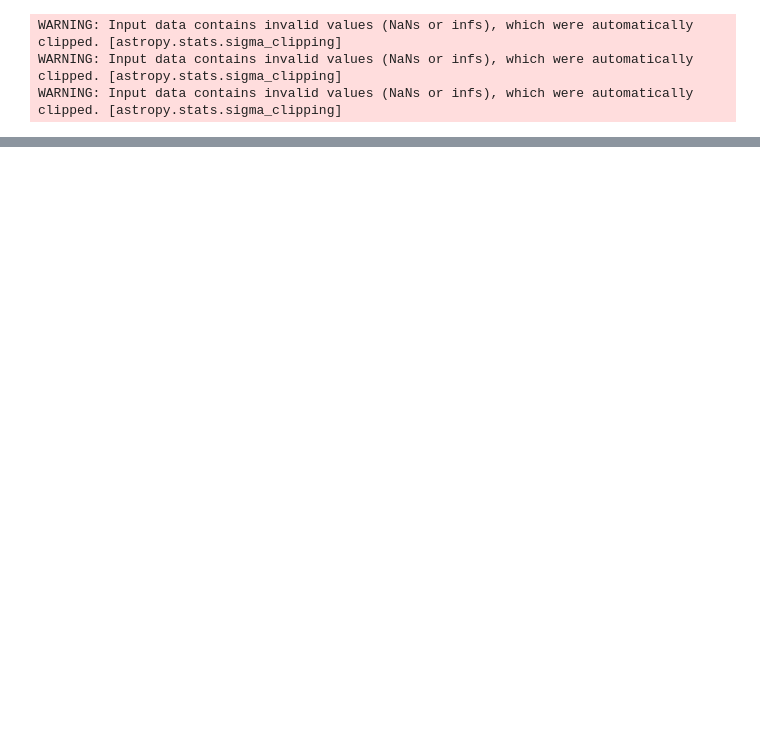
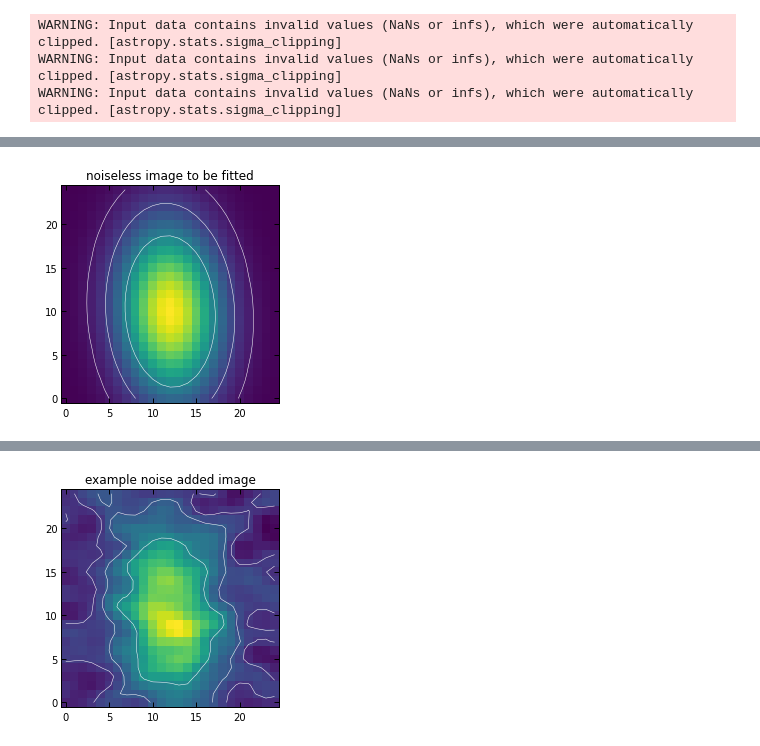
Before and after one commit to takafumi291/ESSENCE, a Jupyter notebook: Tutorial.ipynb, the cells around one changed output, grey strips where cells are left out. Drawn from its saved outputs; the diff is of its cells as text; code cells hidden in the pictures; blank space fills up the shorter version.

```diff
--- a/Tutorial.ipynb
+++ b/Tutorial.ipynb
@@ -288,0 +304,22 @@ peak do not coicide with the image center
+# %%
+# lets consider gaussian fitting
+from astropy.modeling import models, fitting
+def Gauss2d(nx, ny, L, centx, centy, sigma_x, sigma_y, rot=0):
+    """
+    2d Gaussian with total luminosity (total of pixel values) of L,
+                     standard deviation of sigma_maj, sigma_min (pix)
+                     position angle of rot (deg), defined as counter clock wise north to major axis
+    the image size is nx times ny.
+    """
+    if np.tan(np.radians(rot)) == 0:
+        dirfac=1
+    else:
+        dirfac=np.sign(np.tan(np.radians(rot)))
+    x,y=np.indices((int(nx),int(ny)),dtype='float')
+    x -=centx
+    y -=centy
+    a=(np.cos(np.radians(rot))**2)/(2.0*(sigma_x**2)) + (np.sin(np.radians(rot))**2)/(2.0*(sigma_y**2))
+    b=((dirfac)*(np.sin(2.0*np.radians(rot))**2)/(4.0*(sigma_x**2))) + ((-1*dirfac)*(np.sin(2.0*np.radians(rot))**2)/(4.0*(sigma_y**2)))
+    c=(np.sin(np.radians(rot))**2)/(2.0*(sigma_x**2)) + (np.cos(np.radians(rot))**2)/(2.0*(sigma_y**2))
+    gauss=L/2./np.pi/sigma_x/sigma_y*np.exp(-1*(a*(x**2) - 2.0*b*(x*y) + c*(y**2)))
+    return gauss
@@ -288,0 +374,16 @@ peak do not coicide with the image center
+# %%
+# show noiseless model with noise (contour 1, 3, 7 sigma)
+plt.imshow(I, origin='lower')
+plt.contour(I, colors='w', alpha=1, linewidths=0.5, levels=[noiserms*1, noiserms*3, noiserms*7])
+plt.title('noiseless image to be fitted')
+plt.show()
+
+# correlated gaussian noise added
+I_noise=I+mk_simnoise(25, band7_acf)
+# show example image with noise  (contour 1, 3, 7 sigma)
+plt.imshow(I_noise, origin='lower')
+plt.contour(I_noise, colors='w', alpha=1, linewidths=0.5, levels=[noiserms*1, noiserms*3, noiserms*7])
+plt.title('example noise added image')
+plt.show()
+# %% [output]
+[figure, added]
@@ -288,0 +391 @@ peak do not coicide with the image center
+[figure, added]
```
Also changed, not shown: parts of 39 cells of this notebook.
